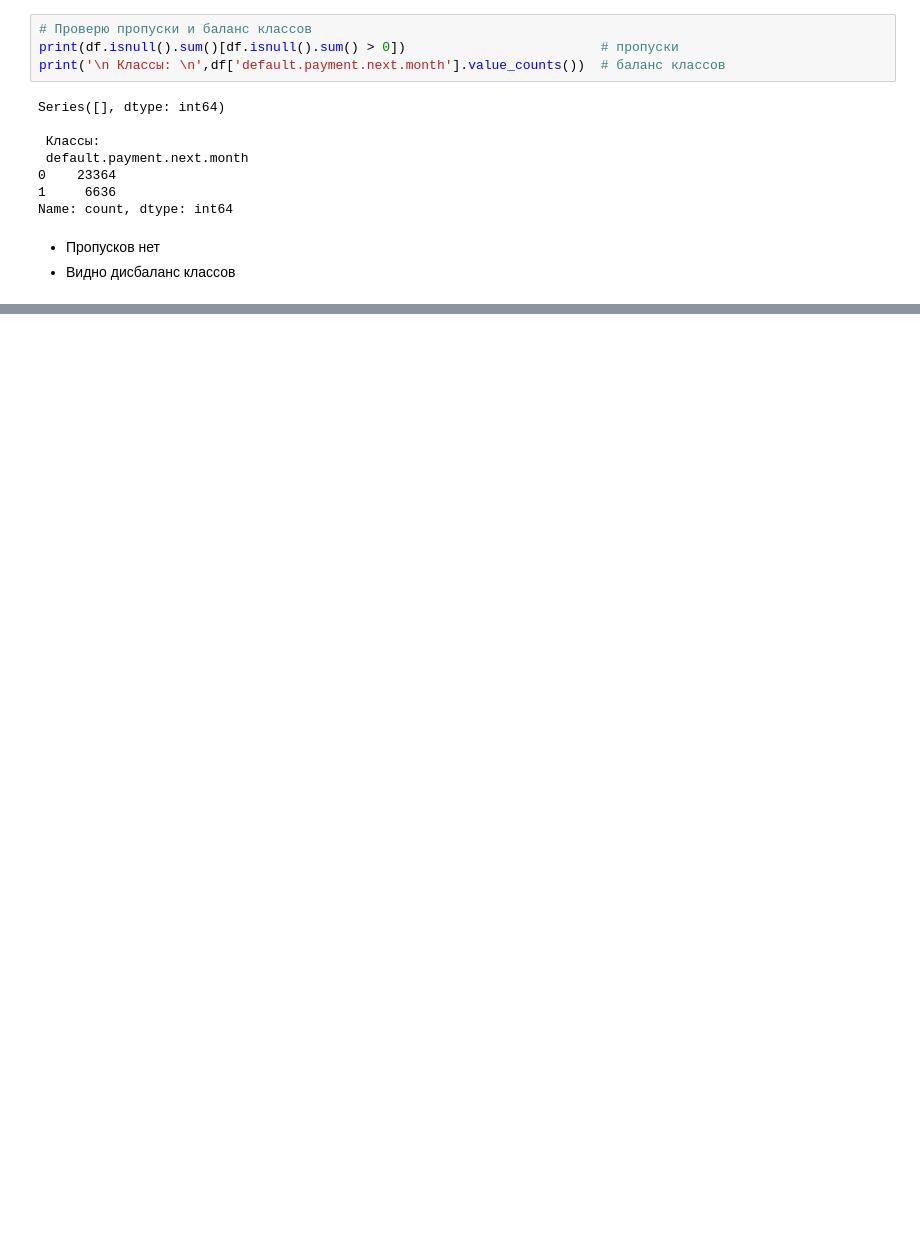
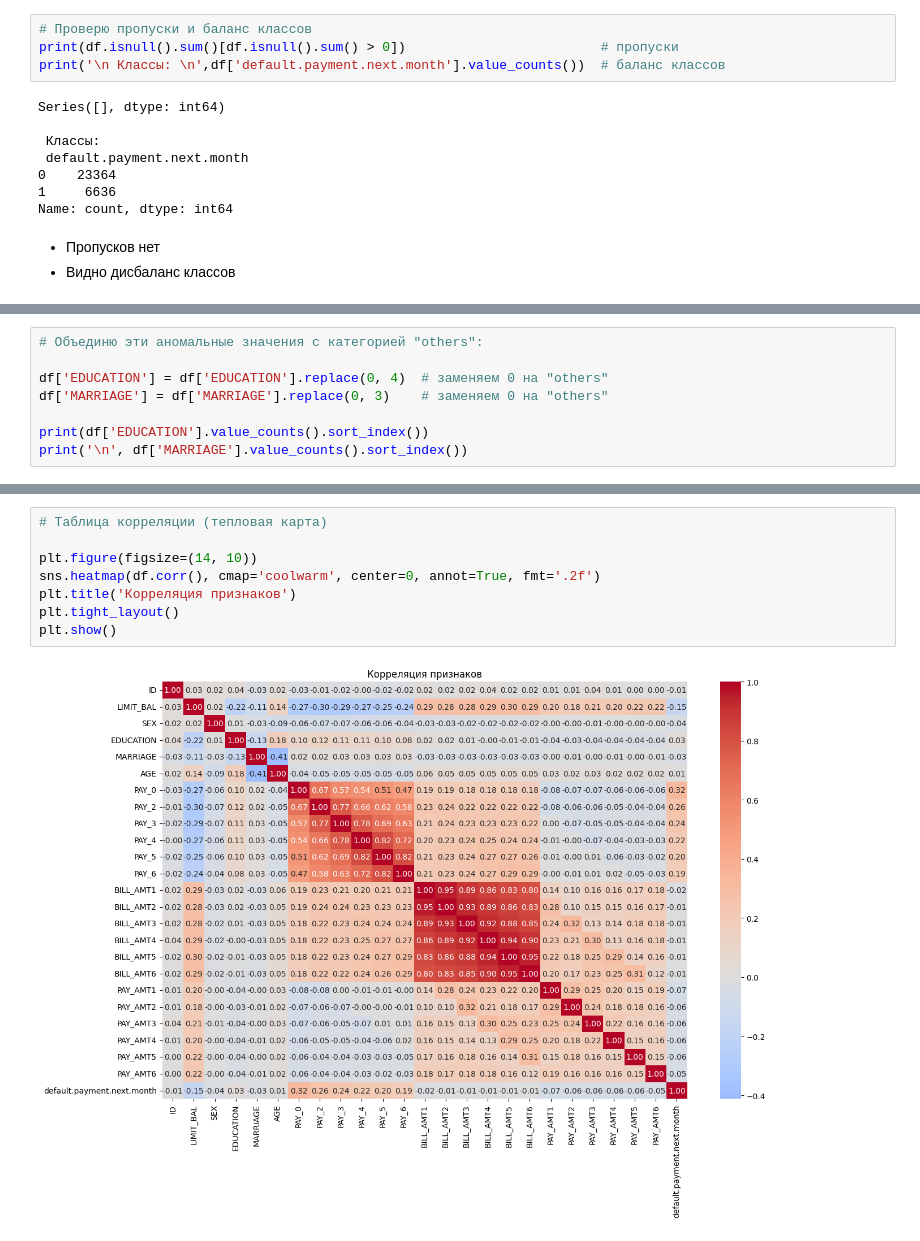
Before and after one commit to IuriiIurin/credit-card-ml-deployment, a Jupyter notebook: EDA.ipynb, the cells around one changed output, grey strips where cells are left out. Drawn from its saved outputs; the diff is of its cells as text; blank space fills up the shorter version.

```diff
--- a/EDA.ipynb
+++ b/EDA.ipynb
@@ -47,0 +118,8 @@ Name: count, dtype: int64
+# %%
+# Объединю эти аномальные значения с категорией "others":
+
+df['EDUCATION'] = df['EDUCATION'].replace(0, 4)  # заменяем 0 на "others"
+df['MARRIAGE'] = df['MARRIAGE'].replace(0, 3)    # заменяем 0 на "others"
+
+print(df['EDUCATION'].value_counts().sort_index())
+print('\n', df['MARRIAGE'].value_counts().sort_index())
@@ -47,0 +172,10 @@ Name: count, dtype: int64
+# %%
+# Таблица корреляции (тепловая карта)
+
+plt.figure(figsize=(14, 10))
+sns.heatmap(df.corr(), cmap='coolwarm', center=0, annot=True, fmt='.2f')
+plt.title('Корреляция признаков')
+plt.tight_layout()
+plt.show()
+# %% [output]
+[figure, added]
```
Also changed, not shown: parts of 20 cells of this notebook, 4 other files.
